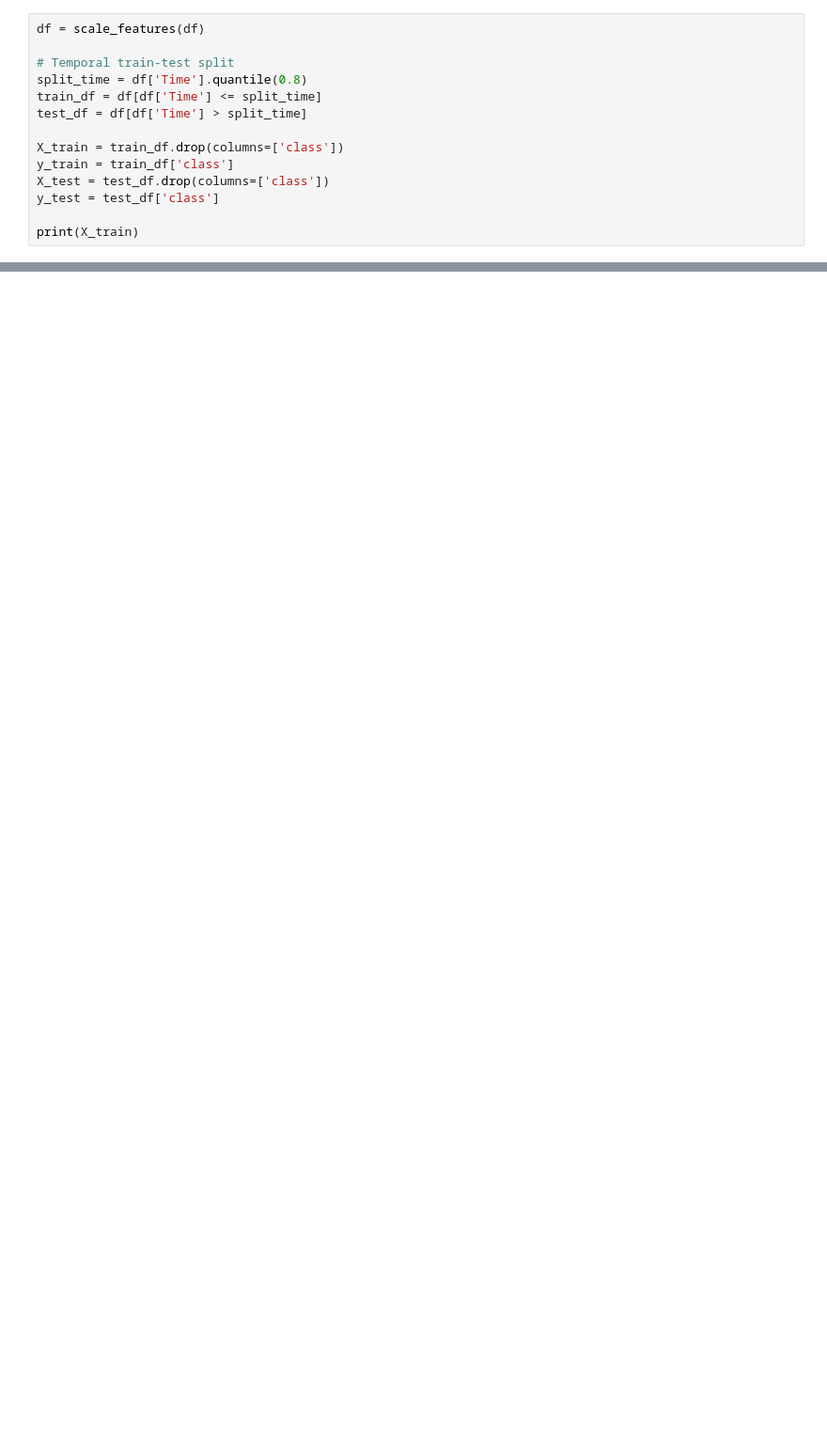
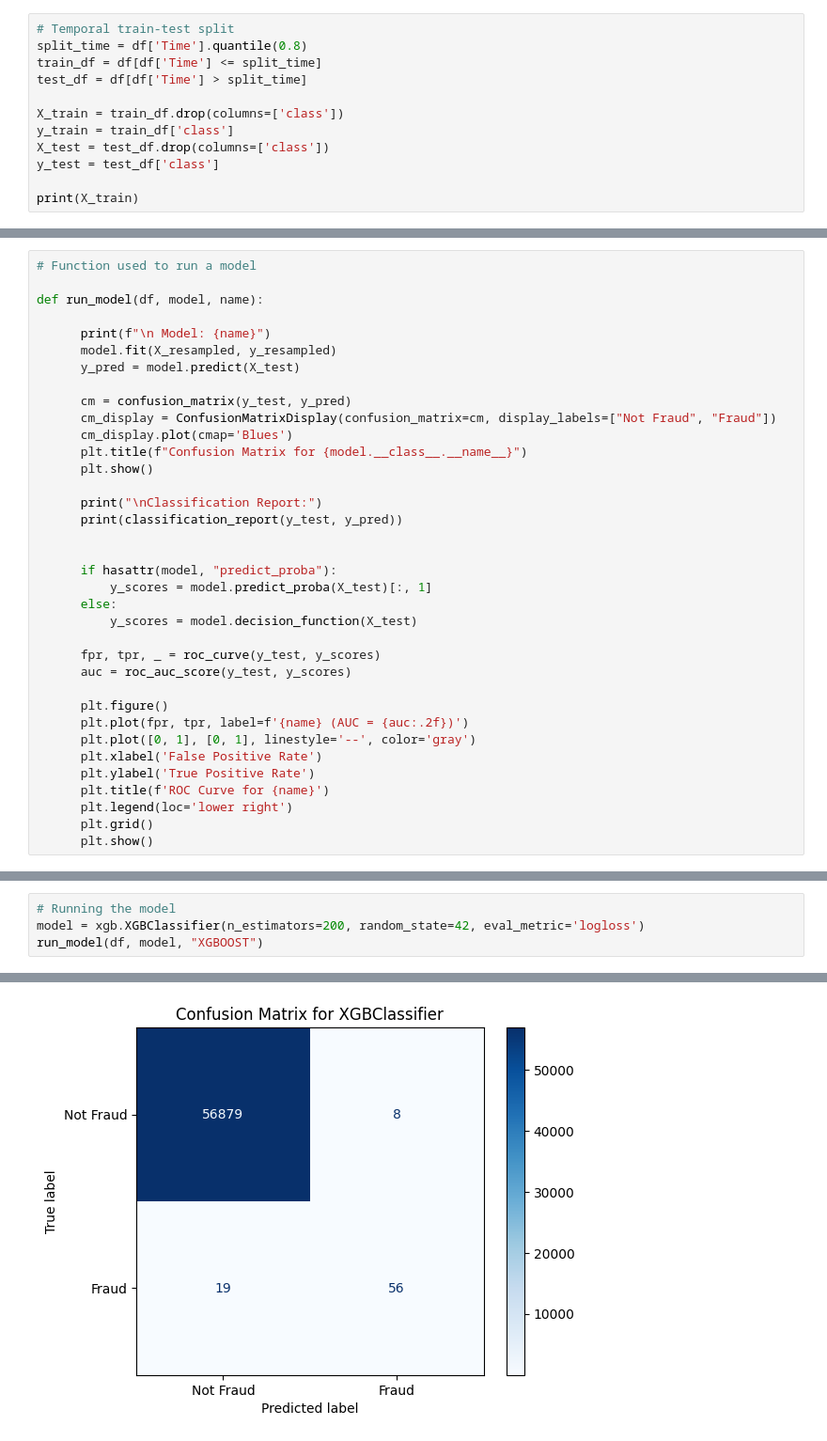
Before and after one commit to COMP3608Project/credit-card-fraud, a Jupyter notebook: Fraud_2022.ipynb, the cells around one changed output, grey strips where cells are left out. Shown at 94% size. Cells and saved outputs as stored; diff of their text form; blank space fills up the shorter version.

```diff
--- a/Fraud_2022.ipynb
+++ b/Fraud_2022.ipynb
@@ -40,6 +63,4 @@ def scale_features(df):
 # %%
-df = scale_features(df)
-
 # Temporal train-test split
 split_time = df['Time'].quantile(0.8)
 train_df = df[df['Time'] <= split_time]
@@ -71,0 +95,36 @@ print(X_train)
+# %%
+# Function used to run a model
+
+def run_model(df, model, name):
+
+      print(f"\n Model: {name}")
+      model.fit(X_resampled, y_resampled)
+      y_pred = model.predict(X_test)
+
+      cm = confusion_matrix(y_test, y_pred)
+      cm_display = ConfusionMatrixDisplay(confusion_matrix=cm, display_labels=["Not Fraud", "Fraud"])
+      cm_display.plot(cmap='Blues')
+      plt.title(f"Confusion Matrix for {model.__class__.__name__}")
+      plt.show()
+
+      print("\nClassification Report:")
+      print(classification_report(y_test, y_pred))
+
+
+      if hasattr(model, "predict_proba"):
+          y_scores = model.predict_proba(X_test)[:, 1]
+      else:
+          y_scores = model.decision_function(X_test)
+
+      fpr, tpr, _ = roc_curve(y_test, y_scores)
+      auc = roc_auc_score(y_test, y_scores)
+
+      plt.figure()
+      plt.plot(fpr, tpr, label=f'{name} (AUC = {auc:.2f})')
+      plt.plot([0, 1], [0, 1], linestyle='--', color='gray')
+      plt.xlabel('False Positive Rate')
+      plt.ylabel('True Positive Rate')
+      plt.title(f'ROC Curve for {name}')
+      plt.legend(loc='lower right')
+      plt.grid()
+      plt.show()
@@ -181,0 +148,5 @@ weighted avg       1.00      1.00      1.00     56962
+# %%
+# Running the model
+model = xgb.XGBClassifier(n_estimators=200, random_state=42, eval_metric='logloss')
+run_model(df, model, "XGBOOST")
+# %% [output]
@@ -181,0 +154 @@ weighted avg       1.00      1.00      1.00     56962
+[figure, added]
```
Also changed, not shown: parts of 19 cells of this notebook.
